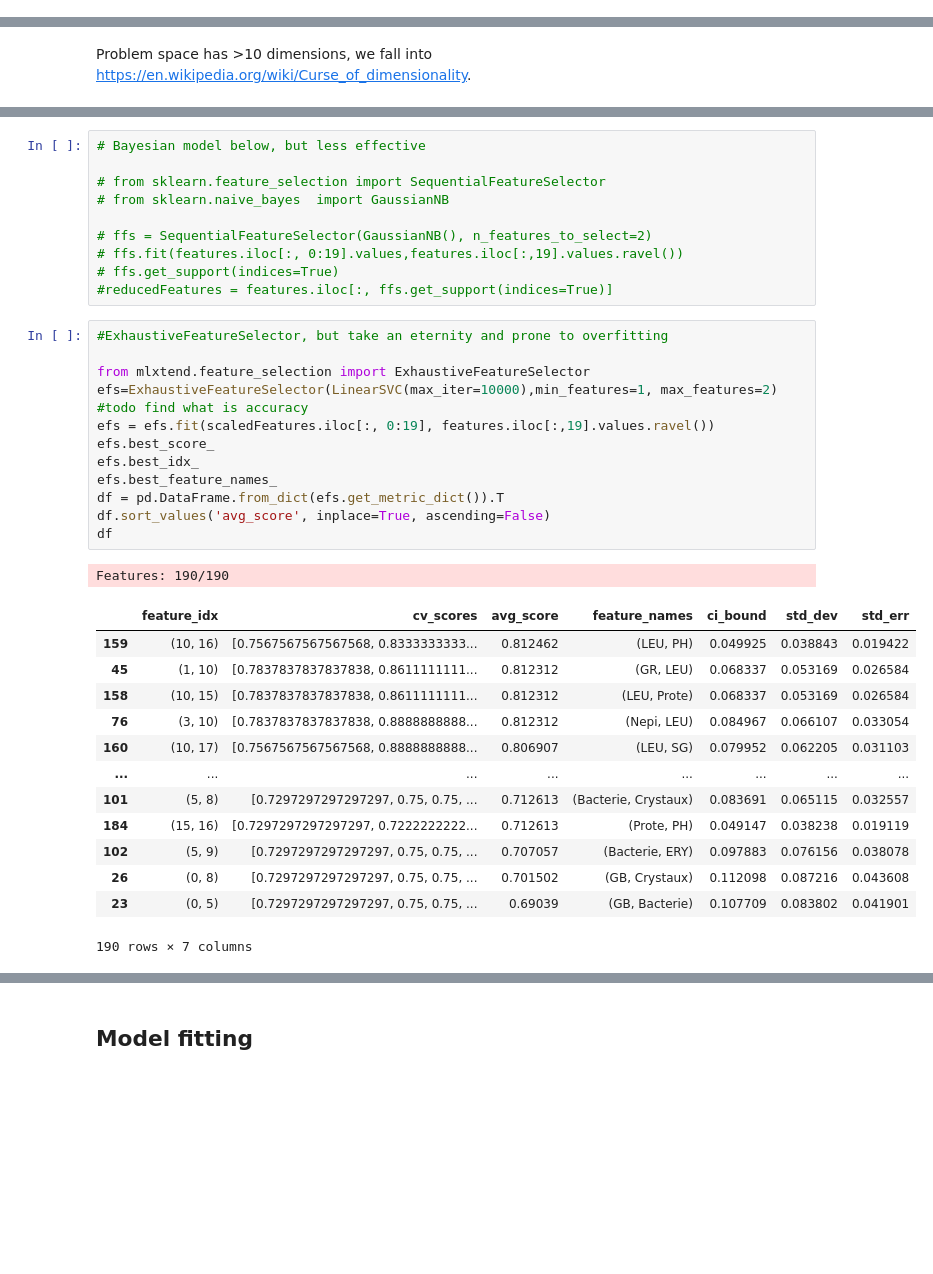
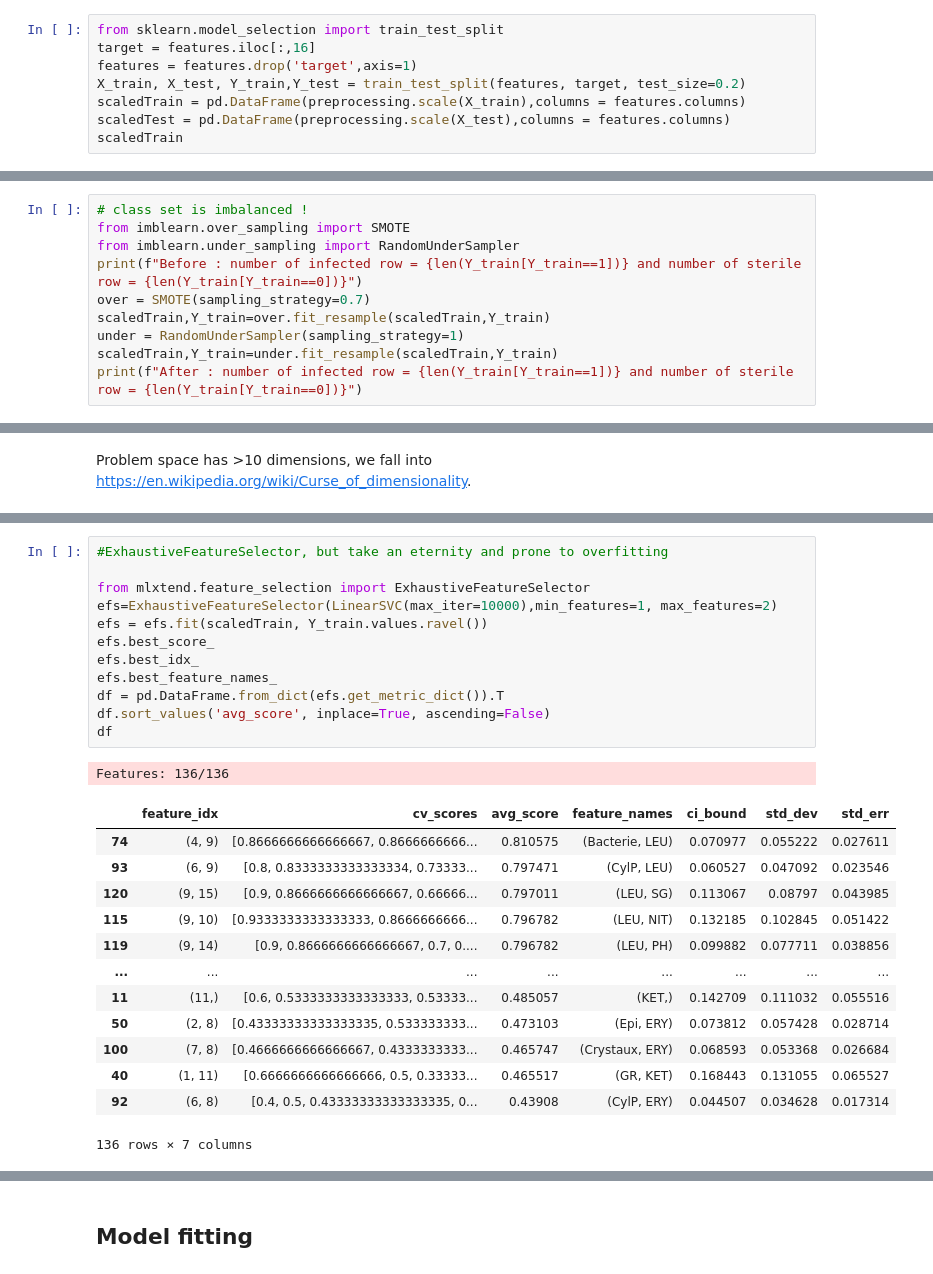
Before and after one commit to Toucan4Life/MicroBioGrowth, a Jupyter notebook: Solver.ipynb, the cells around one changed output, grey strips where cells are left out. Saved outputs shown, nothing was run; the diff lists cells and outputs as text; blank space fills up the shorter version.

```diff
--- a/Solver.ipynb
+++ b/Solver.ipynb
@@ -75,0 +81,8 @@ We got 181 rows and 52 columns
+# %%
+from sklearn.model_selection import train_test_split
+target = features.iloc[:,16]
+features = features.drop('target',axis=1)
+X_train, X_test, Y_train,Y_test = train_test_split(features, target, test_size=0.2)
+scaledTrain = pd.DataFrame(preprocessing.scale(X_train),columns = features.columns)
+scaledTest = pd.DataFrame(preprocessing.scale(X_test),columns = features.columns)
+scaledTrain
@@ -75,0 +105,10 @@ We got 181 rows and 52 columns
+# %%
+# class set is imbalanced !
+from imblearn.over_sampling import SMOTE
+from imblearn.under_sampling import RandomUnderSampler
+print(f"Before : number of infected row = {len(Y_train[Y_train==1])} and number of sterile row = {len(Y_train[Y_train==0])}")
+over = SMOTE(sampling_strategy=0.7)
+scaledTrain,Y_train=over.fit_resample(scaledTrain,Y_train)
+under = RandomUnderSampler(sampling_strategy=1)
+scaledTrain,Y_train=under.fit_resample(scaledTrain,Y_train)
+print(f"After : number of infected row = {len(Y_train[Y_train==1])} and number of sterile row = {len(Y_train[Y_train==0])}")
@@ -108,38 +133,28 @@ array([ 1,  8,  9, 10, 12, 13, 15, 16])
-# %%
-# Bayesian model below, but less effective
-
-# from sklearn.feature_selection import SequentialFeatureSelector
-# from sklearn.naive_bayes  import GaussianNB
-
-# ffs = SequentialFeatureSelector(GaussianNB(), n_features_to_select=2)
-# ffs.fit(features.iloc[:, 0:19].values,features.iloc[:,19].values.ravel())
-# ffs.get_support(indices=True)
-#reducedFeatures = features.iloc[:, ffs.get_support(indices=True)]
 # %%
 #ExhaustiveFeatureSelector, but take an eternity and prone to overfitting
 
 from mlxtend.feature_selection import ExhaustiveFeatureSelector
-efs=ExhaustiveFeatureSelector(LinearSVC(max_iter=10000),min_features=1, max_features=2) #todo find what is accuracy
-efs = efs.fit(scaledFeatures.iloc[:, 0:19], features.iloc[:,19].values.ravel())
+efs=ExhaustiveFeatureSelector(LinearSVC(max_iter=10000),min_features=1, max_features=2)
+efs = efs.fit(scaledTrain, Y_train.values.ravel())
 efs.best_score_
 efs.best_idx_
 efs.best_feature_names_
 df = pd.DataFrame.from_dict(efs.get_metric_dict()).T
 df.sort_values('avg_score', inplace=True, ascending=False)
 df
 # %% [output]
-Features: 190/190
+Features: 136/136
 |  | feature_idx | cv_scores | avg_score | feature_names | ci_bound | std_dev | std_err |
-| 159 | (10, 16) | [0.7567567567567568, 0.8333333333... | 0.812462 | (LEU, PH) | 0.049925 | 0.038843 | 0.019422 |
-| 45 | (1, 10) | [0.7837837837837838, 0.8611111111... | 0.812312 | (GR, LEU) | 0.068337 | 0.053169 | 0.026584 |
-| 158 | (10, 15) | [0.7837837837837838, 0.8611111111... | 0.812312 | (LEU, Prote) | 0.068337 | 0.053169 | 0.026584 |
-| 76 | (3, 10) | [0.7837837837837838, 0.8888888888... | 0.812312 | (Nepi, LEU) | 0.084967 | 0.066107 | 0.033054 |
-| 160 | (10, 17) | [0.7567567567567568, 0.8888888888... | 0.806907 | (LEU, SG) | 0.079952 | 0.062205 | 0.031103 |
+| 74 | (4, 9) | [0.8666666666666667, 0.8666666666... | 0.810575 | (Bacterie, LEU) | 0.070977 | 0.055222 | 0.027611 |
+| 93 | (6, 9) | [0.8, 0.8333333333333334, 0.73333... | 0.797471 | (CylP, LEU) | 0.060527 | 0.047092 | 0.023546 |
+| 120 | (9, 15) | [0.9, 0.8666666666666667, 0.66666... | 0.797011 | (LEU, SG) | 0.113067 | 0.08797 | 0.043985 |
+| 115 | (9, 10) | [0.9333333333333333, 0.8666666666... | 0.796782 | (LEU, NIT) | 0.132185 | 0.102845 | 0.051422 |
+| 119 | (9, 14) | [0.9, 0.8666666666666667, 0.7, 0.... | 0.796782 | (LEU, PH) | 0.099882 | 0.077711 | 0.038856 |
 | ... | ... | ... | ... | ... | ... | ... | ... |
-| 101 | (5, 8) | [0.7297297297297297, 0.75, 0.75, ... | 0.712613 | (Bacterie, Crystaux) | 0.083691 | 0.065115 | 0.032557 |
-| 184 | (15, 16) | [0.7297297297297297, 0.7222222222... | 0.712613 | (Prote, PH) | 0.049147 | 0.038238 | 0.019119 |
-| 102 | (5, 9) | [0.7297297297297297, 0.75, 0.75, ... | 0.707057 | (Bacterie, ERY) | 0.097883 | 0.076156 | 0.038078 |
-| 26 | (0, 8) | [0.7297297297297297, 0.75, 0.75, ... | 0.701502 | (GB, Crystaux) | 0.112098 | 0.087216 | 0.043608 |
-| 23 | (0, 5) | [0.7297297297297297, 0.75, 0.75, ... | 0.69039 | (GB, Bacterie) | 0.107709 | 0.083802 | 0.041901 |
+| 11 | (11,) | [0.6, 0.5333333333333333, 0.53333... | 0.485057 | (KET,) | 0.142709 | 0.111032 | 0.055516 |
+| 50 | (2, 8) | [0.43333333333333335, 0.533333333... | 0.473103 | (Epi, ERY) | 0.073812 | 0.057428 | 0.028714 |
+| 100 | (7, 8) | [0.4666666666666667, 0.4333333333... | 0.465747 | (Crystaux, ERY) | 0.068593 | 0.053368 | 0.026684 |
+| 40 | (1, 11) | [0.6666666666666666, 0.5, 0.33333... | 0.465517 | (GR, KET) | 0.168443 | 0.131055 | 0.065527 |
+| 92 | (6, 8) | [0.4, 0.5, 0.43333333333333335, 0... | 0.43908 | (CylP, ERY) | 0.044507 | 0.034628 | 0.017314 |
-190 rows × 7 columns
+136 rows × 7 columns
 # %%
```
Also changed, not shown: parts of 24 cells of this notebook, 1 other file.
